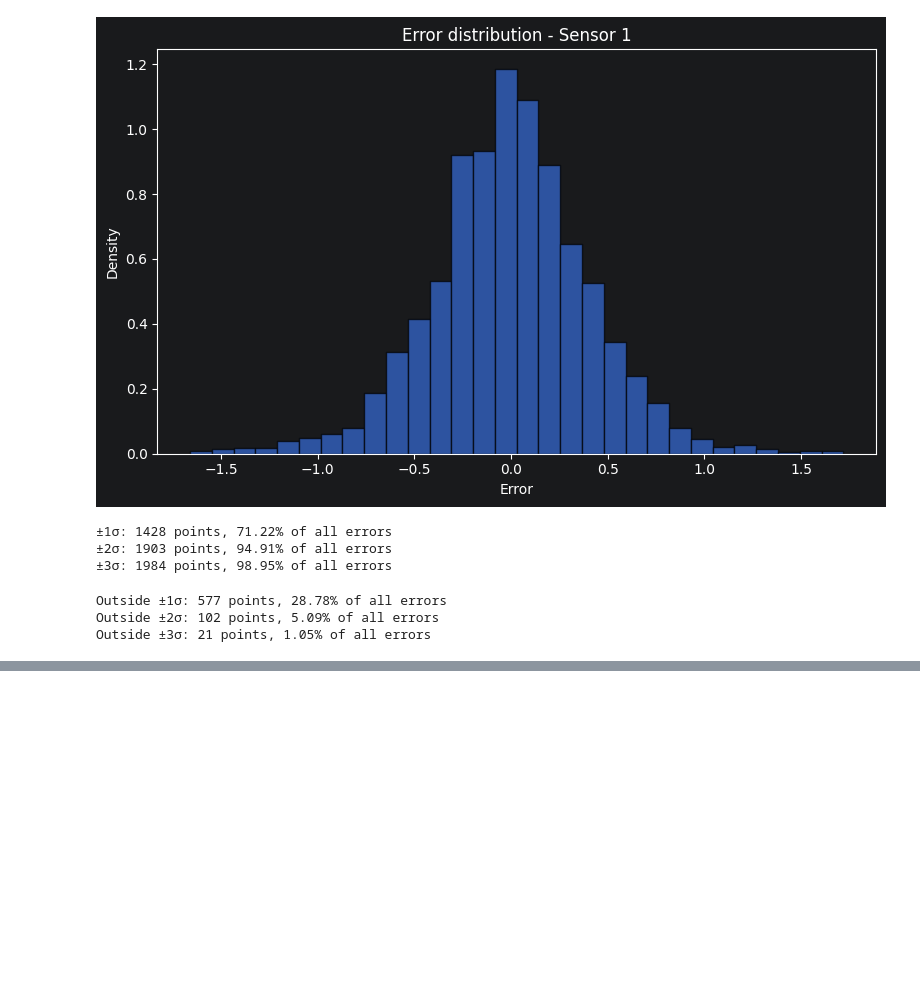
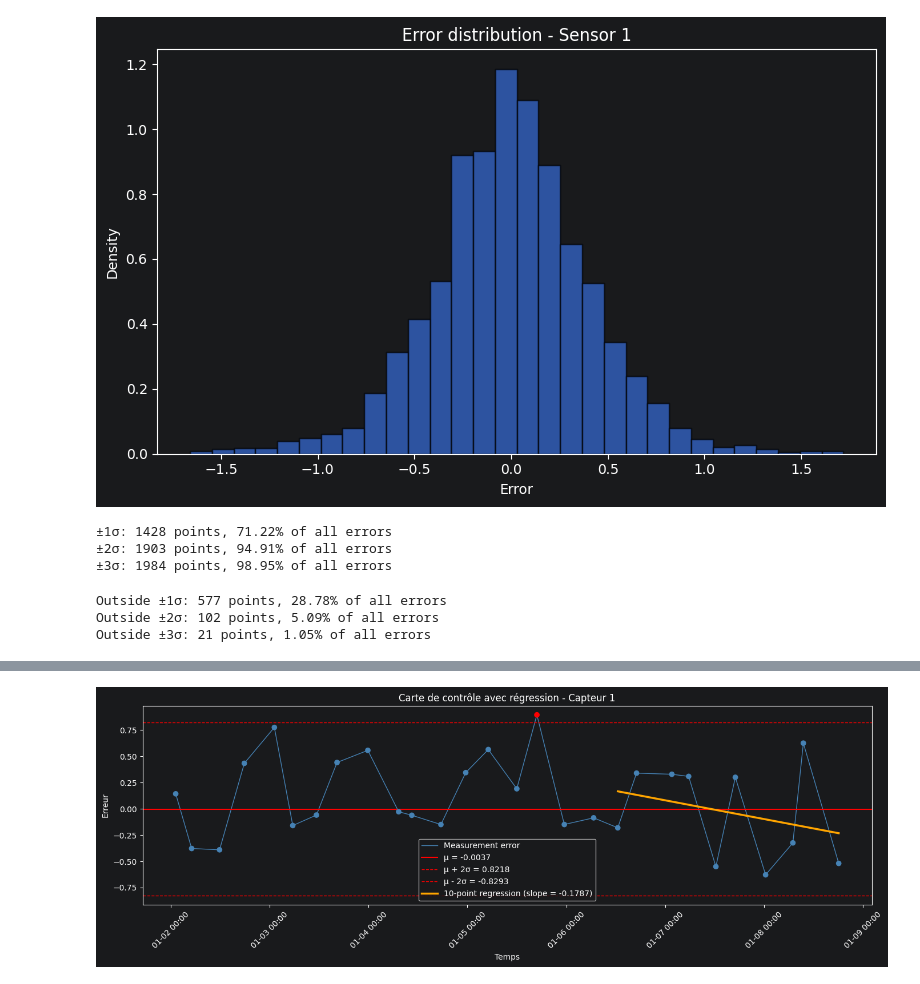
Before and after one commit to Dinark59/sae204, a Jupyter notebook: sample.ipynb, the cells around one changed output, grey strips where cells are left out. Saved outputs shown, nothing was run; the diff lists cells and outputs as text; code cells hidden in the pictures; blank space fills up the shorter version.

Commit message:
pour l'instant jusq le 2.3

```diff
--- a/sample.ipynb
+++ b/sample.ipynb
@@ -209,0 +372,82 @@ Outside ±3σ: 21 points, 1.05% of all errors
+# %%
+#2.3) Dérive et régression
+
+# 1) Régression linéaire sur les 10 derniers points pour la règle
+last_10 = np.array(errors_all[-10:])
+t = np.arange(1, 11)
+slope_rule, intercept_rule = np.polyfit(t, last_10, 1)
+
+print("Slope (coefficient directeur) =", slope_rule)
+print("Intercept =", intercept_rule)
+
+# 2) Règle basée sur la pente
+threshold_slope = 0.05
+
+if abs(slope_rule) > threshold_slope:
+    print("RÈGLE RÉGRESSION DÉCLENCHÉE : dérive détectée (pente trop forte).")
+else:
+    print("RÈGLE RÉGRESSION NON DÉCLENCHÉE : pas de dérive significative.")
+
+# 3) Estimation expérimentale de la p‑valeur
+
+rng = np.random.default_rng(0)
+
+mu_sim = 0.0
+sigma_sim = 1.0
+n_points = 10
+n_simulations = 10000
+
+count_triggered = 0
+
+for _ in range(n_simulations):
+    sample = rng.normal(loc=mu_sim, scale=sigma_sim, size=n_points)
+    t_sim = np.arange(1, n_points + 1)
+    a_sim, b_sim = np.polyfit(t_sim, sample, 1)
+    if abs(a_sim) > threshold_slope:
+        count_triggered += 1
+
+p_value_slope = count_triggered / n_simulations
+print("2.3 – p-valeur expérimentale de la règle sur la pente ≈", p_value_slope)
+
+# 4) CARTE DE CONTRÔLE AVEC DROITE DE RÉGRESSION
+
+fig, ax = plt.subplots(figsize=(14, 5))
+
+colors = [
+    "red" if (e < mu - 2*sigma or e > mu + 2*sigma) else "steelblue"
+    for e in errors
+]
+
+ax.plot(timestamps, errors, color="steelblue", linewidth=1, label="Measurement error")
+ax.scatter(timestamps, errors, color=colors, zorder=5)
+
+ax.axhline(mu,            color="red", linestyle="-",  linewidth=1.5, label=f"µ = {mu:.4f}")
+ax.axhline(mu + 2*sigma,  color="red", linestyle="--", linewidth=1,   label=f"µ + 2σ = {mu+2*sigma:.4f}")
+ax.axhline(mu - 2*sigma,  color="red", linestyle="--", linewidth=1,   label=f"µ - 2σ = {mu-2*sigma:.4f}")
+
+# Régression linéaire sur les 10 derniers points (affichage sur la carte)
+last_10_times = np.array(timestamps[-10:])
+last_10_errors = np.array(errors[-10:], dtype=float)
+
+x_num = mdates.date2num(last_10_times)
+slope, intercept = np.polyfit(x_num, last_10_errors, 1)
+regression_line = slope * x_num + intercept
+
+ax.plot(
+    last_10_times,
+    regression_line,
+    color="orange",
+    linewidth=2.5,
+    label=f"10-point regression (slope = {slope:.4f})"
+)
+
+ax.xaxis.set_major_formatter(mdates.DateFormatter("%m-%d %H:%M"))
+plt.xticks(rotation=45)
+
+ax.set_title(f"Carte de contrôle avec régression - Capteur {SENSOR_ID}")
+ax.set_xlabel("Temps")
+ax.set_ylabel("Erreur")
+ax.legend()
+plt.tight_layout()
+plt.show()
+# %% [output]
@@ -209,0 +458 @@ Outside ±3σ: 21 points, 1.05% of all errors
+[figure, added]
```
Also changed, not shown: parts of 2 cells of this notebook.
